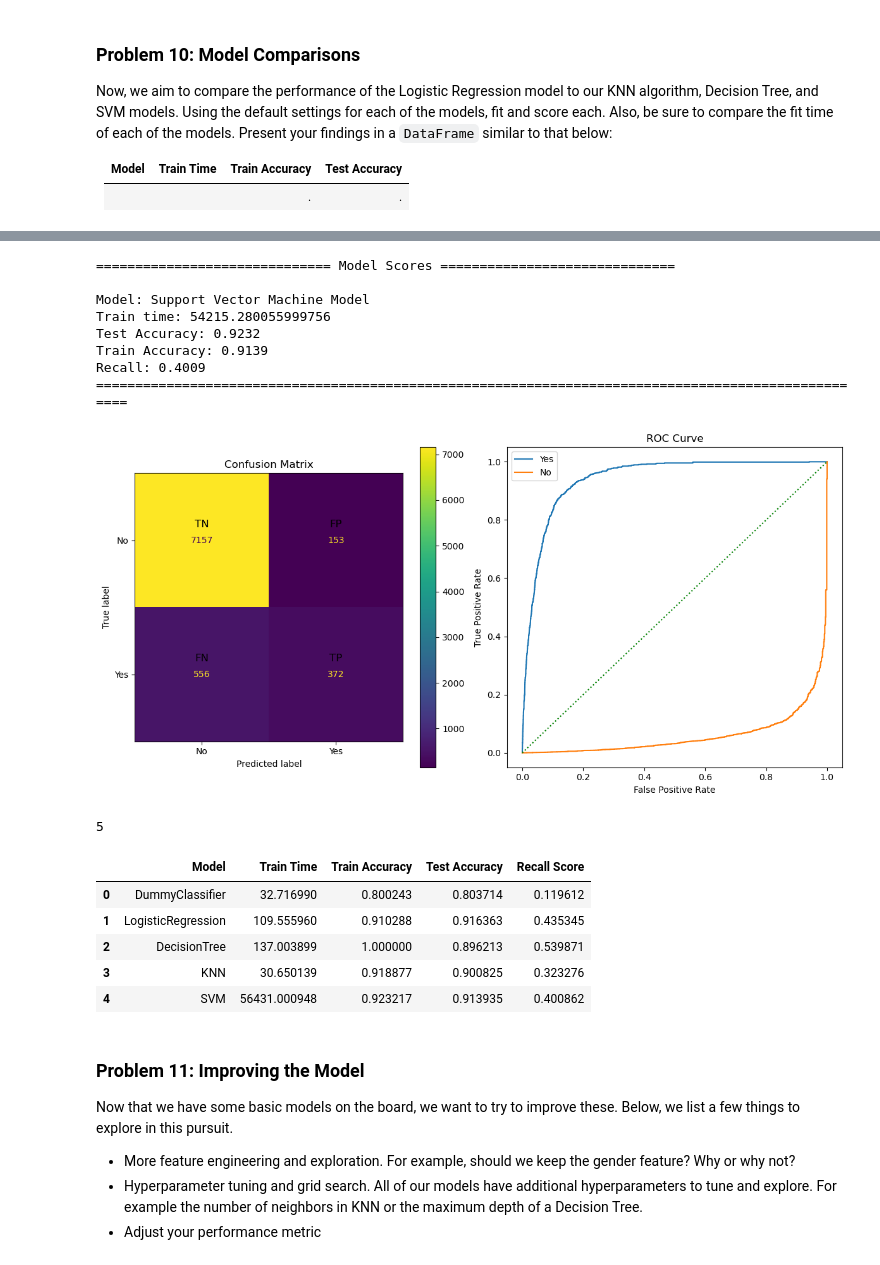
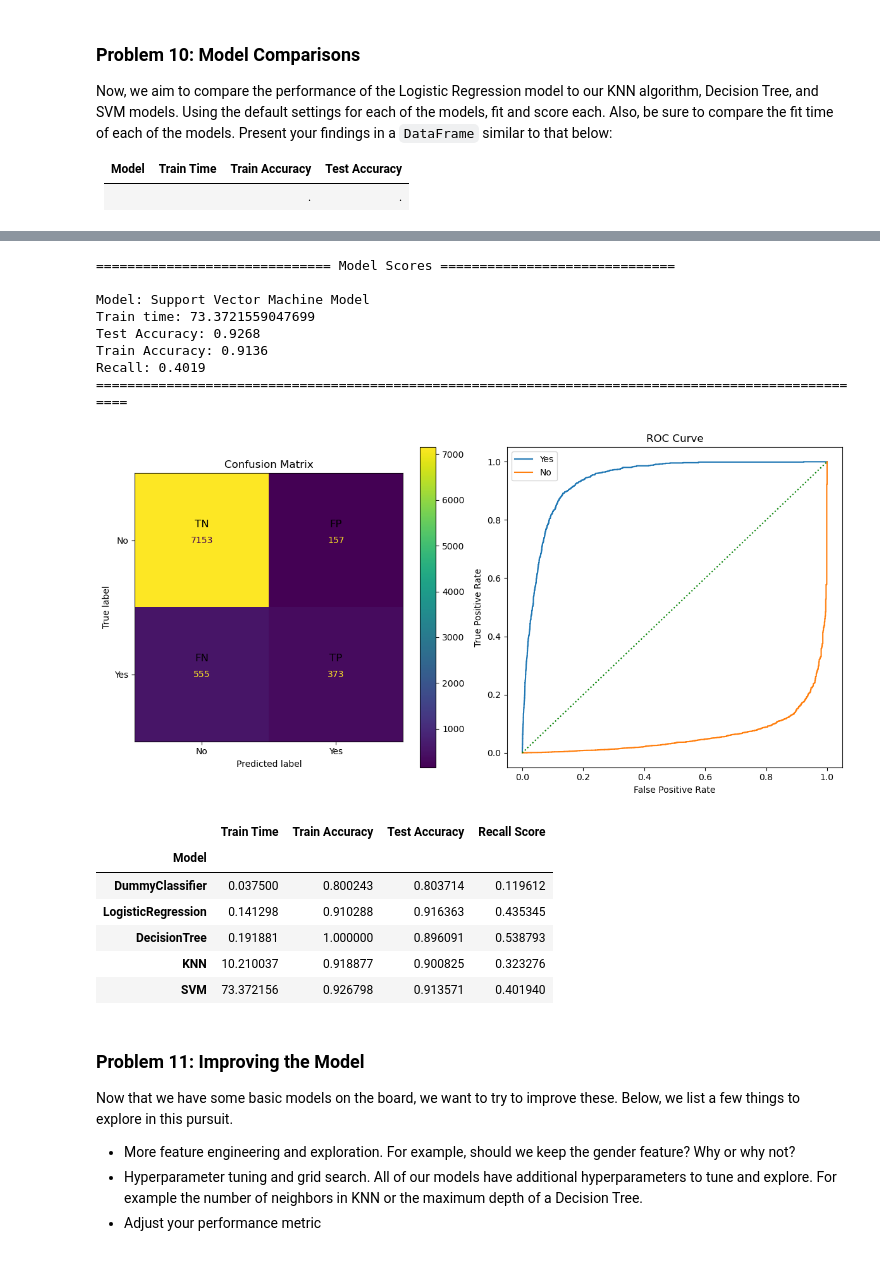
Before and after one commit to nachiketpatil/bank_marketing_analysis, a Jupyter notebook: bank_marketing_analysis.ipynb, the cells around one changed output, grey strips where cells are left out. Saved outputs shown, nothing was run; the diff lists cells and outputs as text; code cells hidden in the pictures.

```diff
--- a/bank_marketing_analysis.ipynb
+++ b/bank_marketing_analysis.ipynb
@@ -633,19 +618,20 @@ Recall: 0.3233
 # %%
 ######### Support Vector Machine Model #########
 svm_pipe = Pipeline ([
-    ('scale', StandardScaler(with_mean=False)),
+    ('scale', StandardScaler()),
     ('svm', SVC(probability=True))
 ])
 
 svm_start_time = time.time()
 svm_pipe.fit(X_train, y_train)
-svm_end_time = time.time()
-svm_time_taken = (svm_end_time - svm_start_time) * 1000 # millis
 
 # accuracy scores
 svm_train_pred = svm_pipe.predict(X_train)
+svm_test_pred = svm_pipe.predict(X_test)
+svm_end_time = time.time()
+svm_time_taken = (svm_end_time - svm_start_time) # seconds
+
 svm_train_acc = accuracy_score(y_train, svm_train_pred)
-svm_test_pred = svm_pipe.predict(X_test)
 svm_test_acc = accuracy_score(y_test, svm_test_pred)
 svm_recall_score = recall_score(y_test, svm_test_pred)
 
@@ -655,33 +641,32 @@ conf_matrix_roc_plot("Support Vector Machine Model", svm_pipe, X_test, y_test)
 ============================== Model Scores ==============================
 
 Model: Support Vector Machine Model
-Train time: 54215.280055999756
-Test Accuracy: 0.9232
-Train Accuracy: 0.9139
-Recall: 0.4009
+Train time: 73.3721559047699
+Test Accuracy: 0.9268
+Train Accuracy: 0.9136
+Recall: 0.4019
 ====================================================================================================
 [figure]
 # %%
-# Accuracy and recal scores comparision for initial run of the models
-print(len(fit_times))
-
+# Accuracy and recal scores comparison for initial run of the models
 metrics_df = pd.DataFrame({
-    'Model': models,
-    'Train Time': fit_times,
-    'Train Accuracy': train_accuracies,
-    'Test Accuracy': test_accuracies,
-    'Recall Score': recalls
+    "Model": models,
+    "Train Time": fit_times,
+    "Train Accuracy": train_accuracies,
+    "Test Accuracy": test_accuracies,
+    "Recall Score": recalls
 })
 pd.set_option('display.max_colwidth', None)
+metrics_df = metrics_df.set_index("Model")
 metrics_df
 # %% [output]
-5
-|  | Model | Train Time | Train Accuracy | Test Accuracy | Recall Score |
-| 0 | DummyClassifier | 32.716990 | 0.800243 | 0.803714 | 0.119612 |
-| 1 | LogisticRegression | 109.555960 | 0.910288 | 0.916363 | 0.435345 |
-| 2 | DecisionTree | 137.003899 | 1.000000 | 0.896213 | 0.539871 |
-| 3 | KNN | 30.650139 | 0.918877 | 0.900825 | 0.323276 |
-| 4 | SVM | 56431.000948 | 0.923217 | 0.913935 | 0.400862 |
+|  | Train Time | Train Accuracy | Test Accuracy | Recall Score |
+| Model |  |  |  |  |
+| DummyClassifier | 0.037500 | 0.800243 | 0.803714 | 0.119612 |
+| LogisticRegression | 0.141298 | 0.910288 | 0.916363 | 0.435345 |
+| DecisionTree | 0.191881 | 1.000000 | 0.896091 | 0.538793 |
+| KNN | 10.210037 | 0.918877 | 0.900825 | 0.323276 |
+| SVM | 73.372156 | 0.926798 | 0.913571 | 0.401940 |
 # %% [markdown]
 ### Problem 11: Improving the Model
 
```
Also changed, not shown: parts of 19 cells of this notebook.
